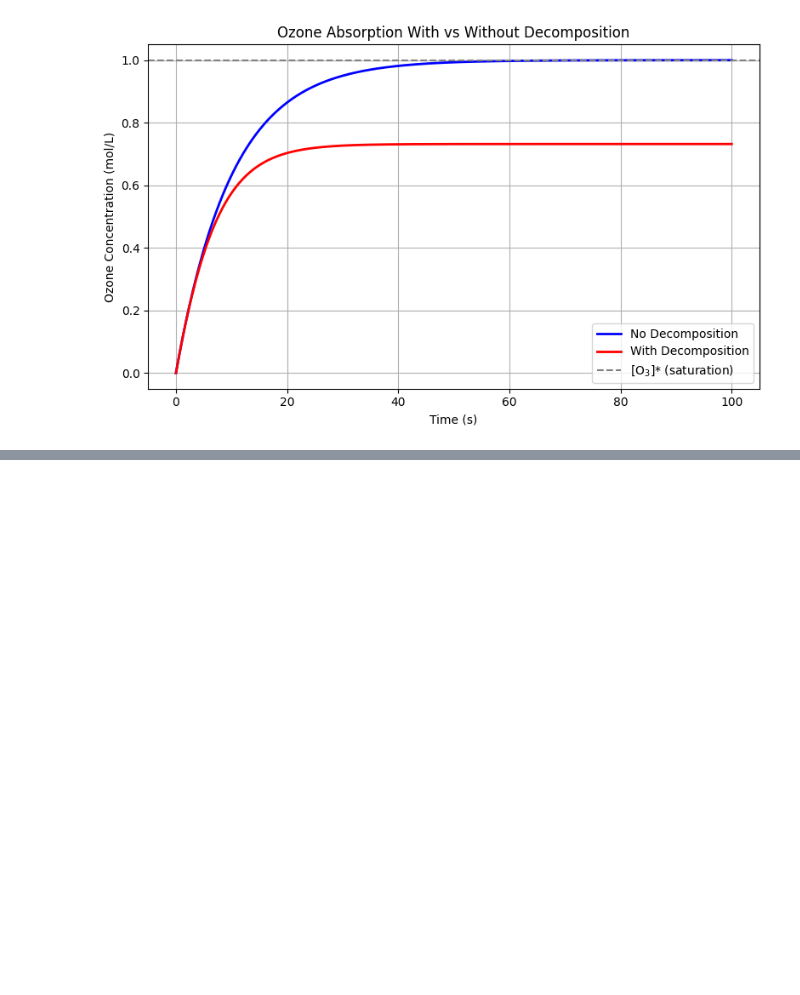
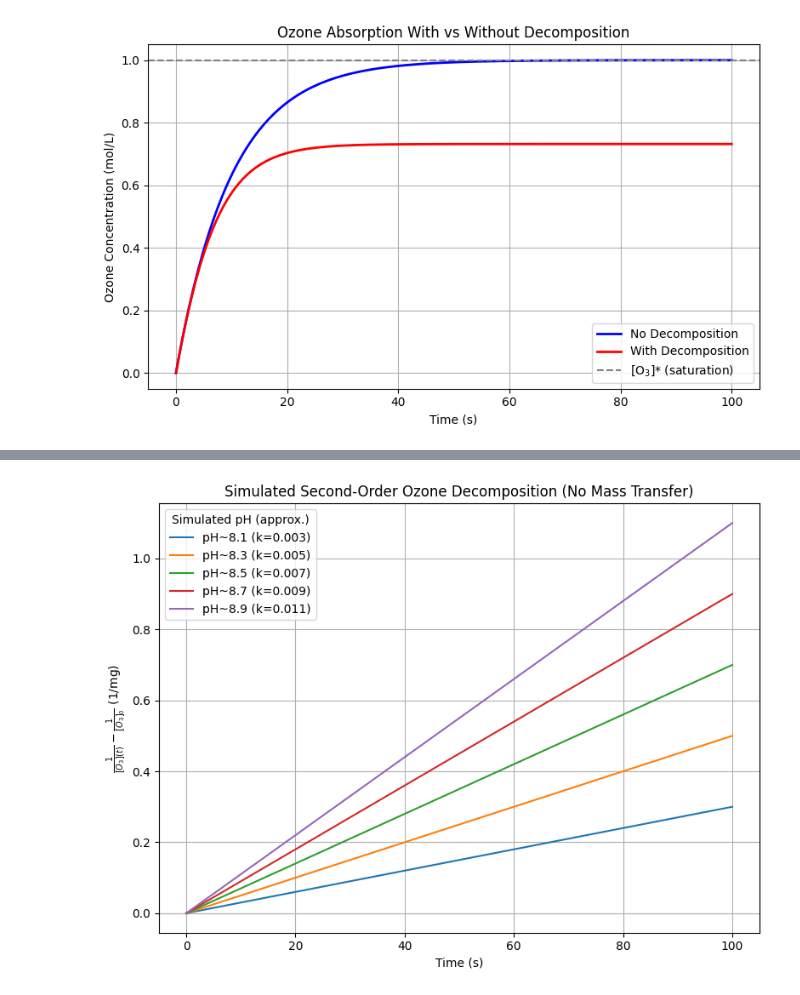
Before and after one commit to davidebtt/chemical_pycode, a Jupyter notebook: second_order_decomposition_reaction.ipynb, the cells around one changed output, grey strips where cells are left out. Drawn from its saved outputs; the diff is of its cells as text; code cells hidden in the pictures; blank space fills up the shorter version.

```diff
--- a/second_order_decomposition_reaction.ipynb
+++ b/second_order_decomposition_reaction.ipynb
@@ -199,0 +259,30 @@ plt.show()
+# %%
+# Pure decomposition model (no mass transfer)
+def pure_decomp(O3, t, k_d):
+    return -k_d * O3**2
+
+# Initial ozone concentration (aligned with experimental values: 4.4–8.6 mg/L ≈ 0.09–0.18 mmol/L)
+O3_0_values = [0.09, 0.11, 0.13, 0.15, 0.17]  # mol/m^3 equivalent
+k_d_values = [0.003, 0.005, 0.007, 0.009, 0.011]  # Chosen to spread slopes
+
+# Time array
+t = np.linspace(0, 100, 500)
+
+# Plotting
+plt.figure(figsize=(8, 6))
+
+for O3_0, k_d in zip(O3_0_values, k_d_values):
+    O3_conc = odeint(pure_decomp, O3_0, t, args=(k_d,)).flatten()
+    linearized = 1 / O3_conc - 1 / O3_0
+    plt.plot(t, linearized, label=f'pH~{7.8 + k_d*100:.1f} (k={k_d:.3f})')
+
+# Final touches
+plt.xlabel('Time (s)')
+plt.ylabel(r'$\frac{1}{[O_3](t)} - \frac{1}{[O_3]_0}$ (1/mg)')
+plt.title('Simulated Second-Order Ozone Decomposition (No Mass Transfer)')
+plt.grid(True)
+plt.legend(title="Simulated pH (approx.)")
+plt.tight_layout()
+plt.show()
+# %% [output]
+[figure, added]
```
Also changed, not shown: parts of 1 cell of this notebook.
